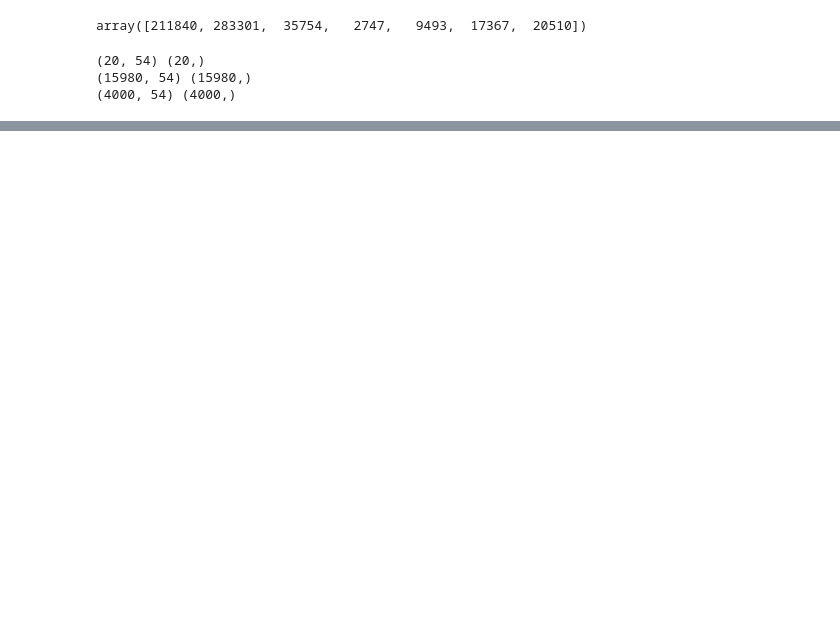
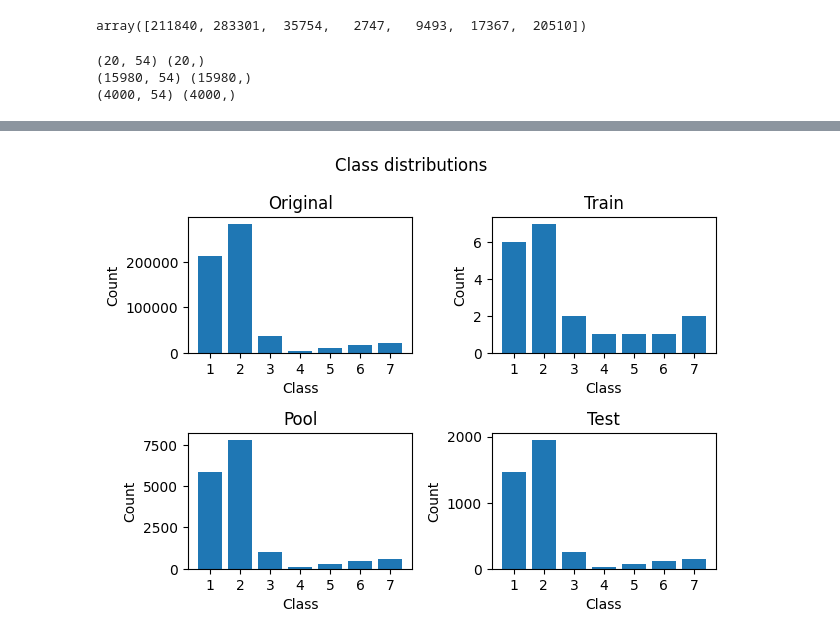
Before and after one commit to JulieTTNguyen/ActiveML_miniproject, a Jupyter notebook: data_analysis.ipynb, the cells around one changed output, grey strips where cells are left out. Cells and saved outputs as stored; diff of their text form; code cells hidden in the pictures; blank space fills up the shorter version.

```diff
--- a/data_analysis.ipynb
+++ b/data_analysis.ipynb
@@ -76,0 +46,39 @@ plt.show()
+# %%
+plt.subplot(2, 2, 1)
+counts = np.unique_counts(cov_type["target"])
+plt.bar(counts.values, counts.counts)
+plt.xlabel("Class")
+plt.ylabel("Count")
+plt.title("Original")
+plt.xticks(counts.values)
+
+plt.subplot(2, 2, 2)
+counts = np.unique_counts(data['train']['y'])
+plt.bar(counts.values, counts.counts)
+plt.xlabel("Class")
+plt.ylabel("Count")
+plt.title("Train")
+plt.xticks(counts.values)
+
+
+plt.subplot(2, 2, 3)
+counts = np.unique_counts(data['pool']['y'])
+plt.bar(counts.values, counts.counts)
+plt.xlabel("Class")
+plt.ylabel("Count")
+plt.title("Pool")
+plt.xticks(counts.values)
+
+plt.subplot(2, 2, 4)
+counts = np.unique_counts(data['test']['y'])
+plt.bar(counts.values, counts.counts)
+plt.xlabel("Class")
+plt.ylabel("Count")
+plt.title("Test")
+plt.xticks(counts.values)
+
+plt.suptitle("Class distributions")
+plt.tight_layout()
+plt.show()
+# %% [output]
+[figure, added]
```
Also changed, not shown: parts of 6 cells of this notebook.
